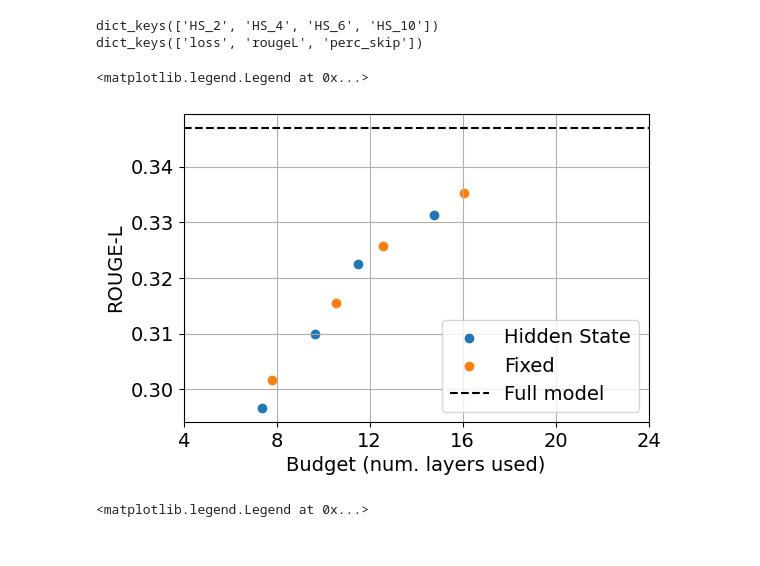
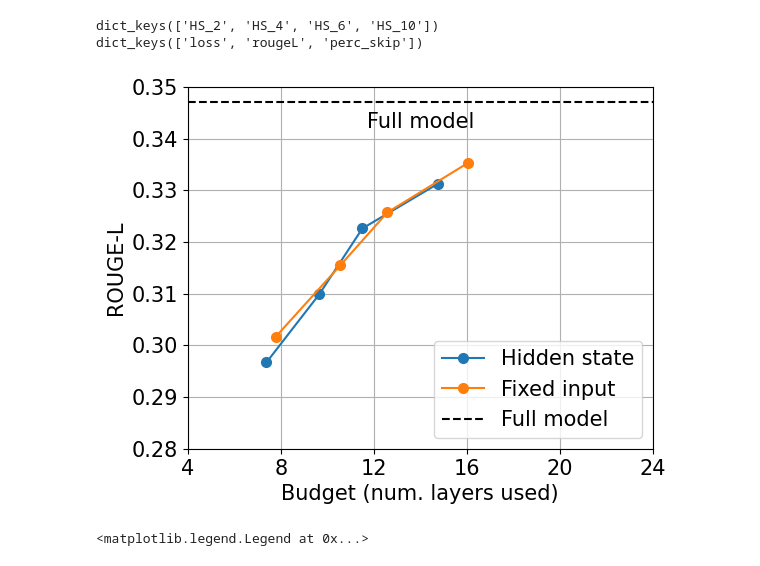
Before and after one commit to networkslab/enlsp_neurips24, a Jupyter notebook: src/analysis/EXP2.ipynb, the cells around one changed output. Cells and saved outputs as stored; diff of their text form; code cells hidden in the pictures.

```diff
--- a/src/analysis/EXP2.ipynb
+++ b/src/analysis/EXP2.ipynb
@@ -45,22 +213,24 @@ ULS_perc_skip = [data_dict["ULS"][f"ULS_{i}"]["perc_skip"] for i in ULS_layers]
 ULS_layer_use = [(1-s)*24 for s in ULS_perc_skip]
 # %%
 #plot RougeL against avg layer use
-plt.figure(figsize=(6, 4))
-plt.rcParams.update({'font.size': 14})
-plt.scatter(HS_layer_use, HS_rouge, label="Hidden State")
-plt.scatter(fixed_layer_use, fixed_rouge, label="Fixed")
+plt.figure(figsize=(6, 4.7))
+plt.rcParams.update({'font.size': 15})
+plt.plot(HS_layer_use, HS_rouge, label="Hidden state", marker='o',markersize=7)
+plt.plot(fixed_layer_use, fixed_rouge, label="Fixed input", marker='o',markersize=7)
 plt.axhline(y=data_dict["ULS"]["ULS_24"]["rougeL"], color=(0,0,0), linestyle='--',label='Full model')
 plt.xlim(4,24)
 plt.xticks(np.arange(4, 25, 4))
+plt.ylim(0.28,0.35)
 plt.grid()
 plt.ylabel("ROUGE-L")
 plt.xlabel("Budget (num. layers used)")
 plt.legend()
+#add text "full model"
+plt.text(14, data_dict["ULS"]["ULS_24"]["rougeL"]-0.005, 'Full model', ha='center')
 #save as pdf
-#plt.savefig(r"data\eval_results\alpaca\layer_use_rouge.pdf", bbox_inches='tight')
+plt.savefig(r"data\eval_results\alpaca\layer_use_rouge.pdf", bbox_inches='tight')
 # %% [output]
-<matplotlib.legend.Legend at 0x...>
-[figure, old version]
+[figure, new version]
 # %%
 #plot Loss against avg layer use
 plt.figure(figsize=(6, 4))
```
Also changed, not shown: parts of 7 cells of this notebook, 1 other file.
